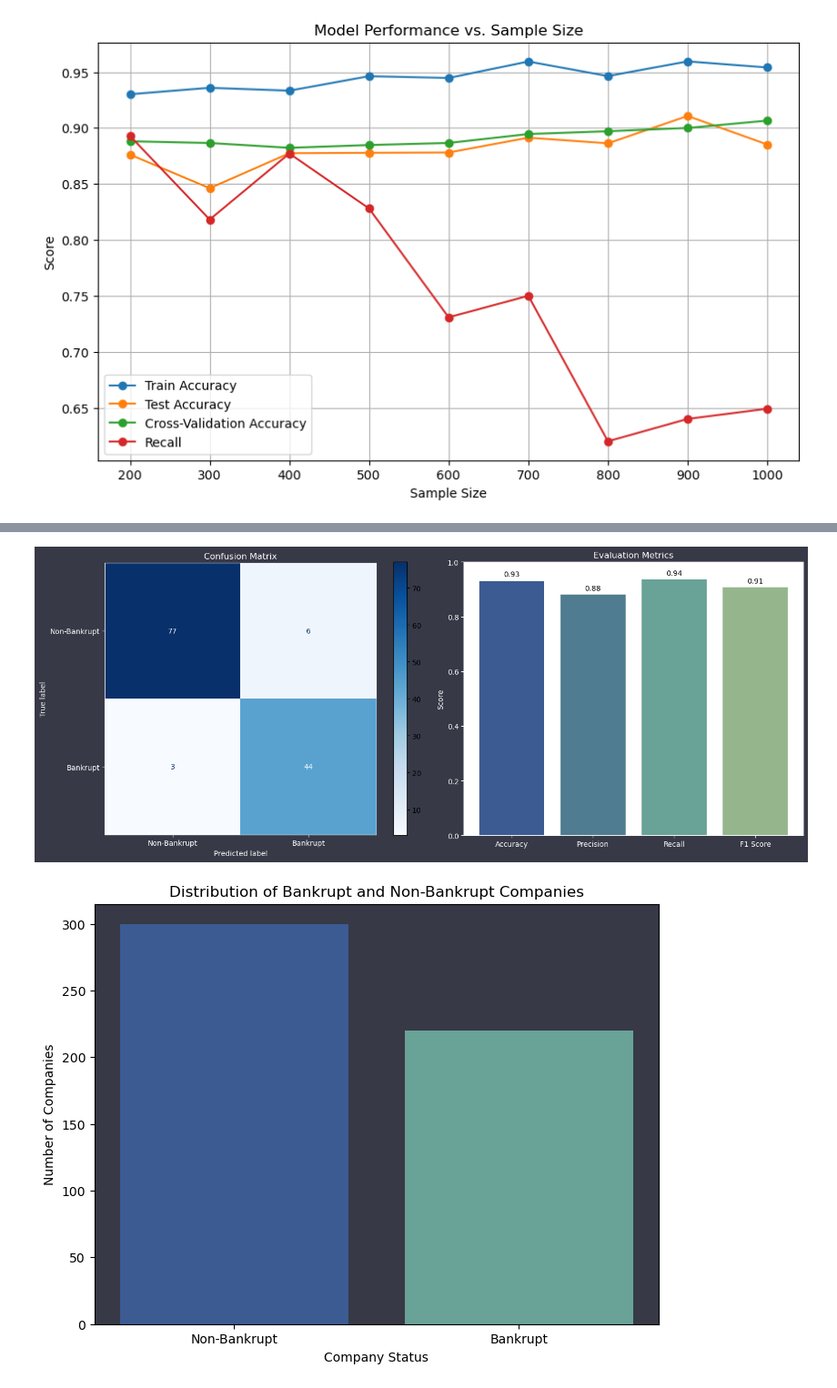
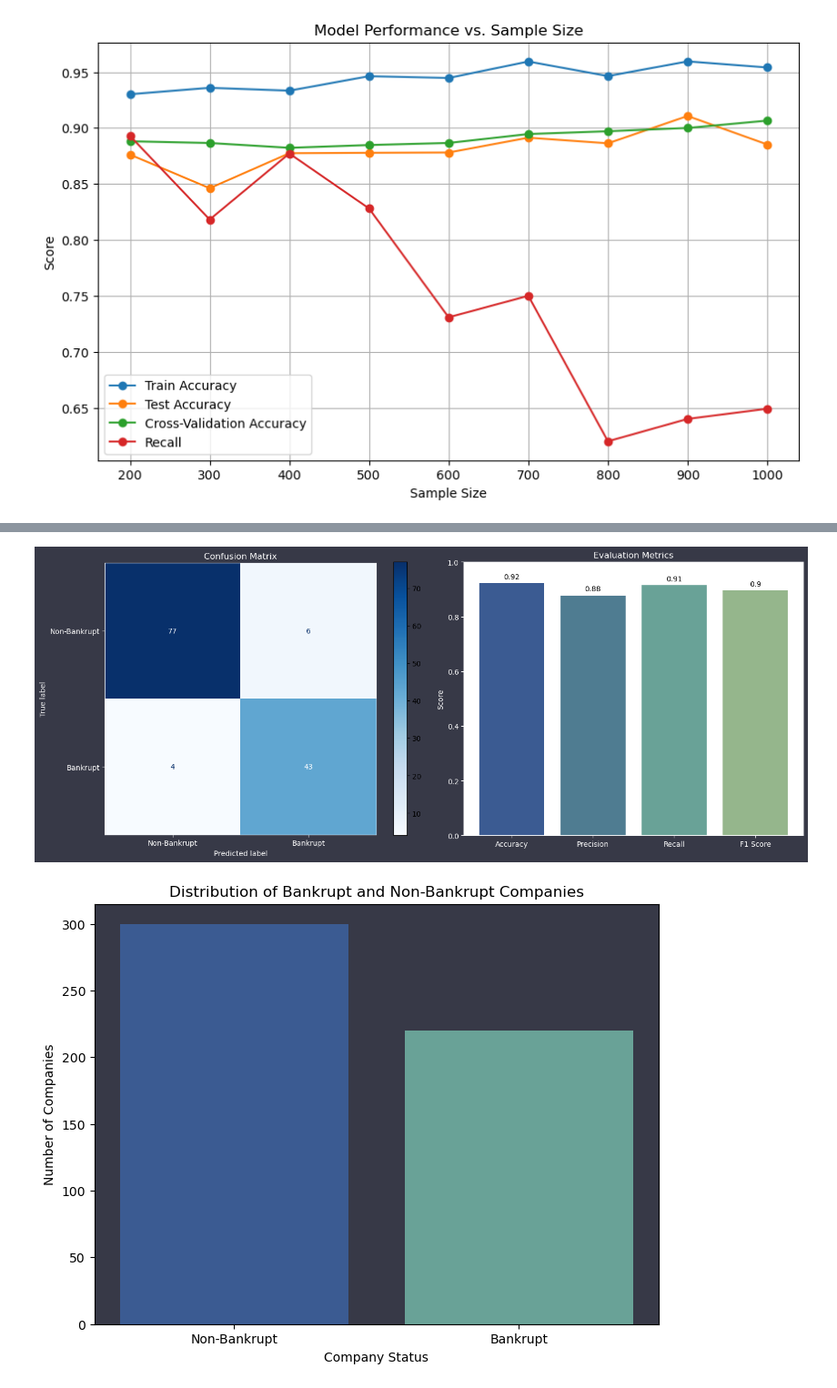
Before and after one commit to pjiseok/ML_project, a Jupyter notebook: 0708_pj02 (1).ipynb, the cells around one changed output, grey strips where cells are left out. Shown at 91% size. Saved outputs shown, nothing was run; the diff lists cells and outputs as text; code cells hidden in the pictures.

Commit message:
하이퍼파라미터추가

```diff
--- a/0708_pj02 (1).ipynb
+++ b/0708_pj02 (1).ipynb
@@ -1456,4 +1460,6 @@ plt.show()
 # %%
+# 0인 샘플 300고정, 랜덤포레스트 - 랜덤서치 교차검증
+
 # 데이터 불러오기
 data = pd.read_csv('./data.csv')
 
@@ -1475,14 +1481,49 @@ rf_model = RandomForestClassifier(random_state=42)
 rf_model.fit(train_input, train_target)
 test_predictions = rf_model.predict(test_input)
 
+# 하이퍼파라미터 튜닝 (랜덤 서치)
+param_dist = {
+    'n_estimators': randint(100, 200),
+    'max_depth': randint(5, 15),
+    'min_samples_split': randint(10, 20),
+    'min_samples_leaf': randint(4, 10)
+}
+
+random_search = RandomizedSearchCV(estimator=RandomForestClassifier(random_state=42),
+                                    param_distributions=param_dist,
+                                    n_iter=100,
+                                    cv=5,
+                                    n_jobs=-1,
+                                    scoring='accuracy',
+                                    random_state=42)
+random_search.fit(train_input, train_target)
+
+best_rf_model = random_search.best_estimator_
+
+# 최적의 하이퍼파라미터로 모델 재학습
+best_rf_model.fit(train_input, train_target)
+
+# 예측 (하이퍼파라미터 튜닝 후)
+train_predictions_tuned = best_rf_model.predict(train_input)
+test_predictions_tuned = best_rf_model.predict(test_input)
+
+# 모델 평가 - 정확도 (하이퍼파라미터 튜닝 후)
+train_accuracy_tuned = accuracy_score(train_target, train_predictions_tuned)
+test_accuracy_tuned = accuracy_score(test_target, test_predictions_tuned)
+recall_tuned = recall_score(test_target, test_predictions_tuned)
+
+# 교차 검증 (Cross-Validation, 하이퍼파라미터 튜닝 후)
+cv_scores_tuned = cross_val_score(best_rf_model, data_input, data_target, cv=5)
+cv_accuracy_tuned = np.mean(cv_scores_tuned)
+
 # 평가 지표 계산
-accuracy = accuracy_score(test_target, test_predictions)
-precision = precision_score(test_target, test_predictions)
-recall = recall_score(test_target, test_predictions)
-f1 = f1_score(test_target, test_predictions)
+accuracy = accuracy_score(test_target, test_predictions_tuned)
+precision = precision_score(test_target, test_predictions_tuned)
+recall = recall_score(test_target, test_predictions_tuned)
+f1 = f1_score(test_target, test_predictions_tuned)
 
 # 혼동 행렬 생성
-conf_matrix = confusion_matrix(test_target, test_predictions)
+conf_matrix = confusion_matrix(test_target, test_predictions_tuned)
 
 # 시각화
 fig, axes = plt.subplots(1, 2, figsize=(15, 6))
@@ -1506,32 +1547,32 @@ axes[1].set_ylim(0, 1)
 axes[1].set_title('Evaluation Metrics', color='white')
 axes[1].set_ylabel('Score', color='white')
 axes[1].tick_params(colors='white')
 for spine in axes[1].spines.values():
     spine.set_edgecolor('white')
 
 # 막대 위에 수치 표시
 for bar in bars:
     yval = bar.get_height()
     axes[1].text(bar.get_x() + bar.get_width()/2, yval + 0.01, round(yval, 2), ha='center', va='bottom', color='black')
 
 plt.tight_layout()
 plt.show()
 
 # 타겟 변수 분포 확인
 target_counts = data_target.value_counts()
 
 # 불균형 데이터 시각화
 plt.figure(figsize=(8, 6))
 plt.bar(target_counts.index, target_counts.values, color=['#3b5b92', '#69a297'])
 plt.xticks(target_counts.index, ['Non-Bankrupt', 'Bankrupt'])
 plt.xlabel('Company Status', color='black')
 plt.ylabel('Number of Companies', color='black')
 plt.title('Distribution of Bankrupt and Non-Bankrupt Companies', color='black')
 plt.gca().set_facecolor('#373947')
 plt.gca().tick_params(colors='black')
 for spine in plt.gca().spines.values():
     spine.set_edgecolor('black')
 plt.show()
 # %% [output]
-[figure, old version]
+[figure, new version]
 [figure]
```
Also changed, not shown: parts of 5 cells of this notebook.
